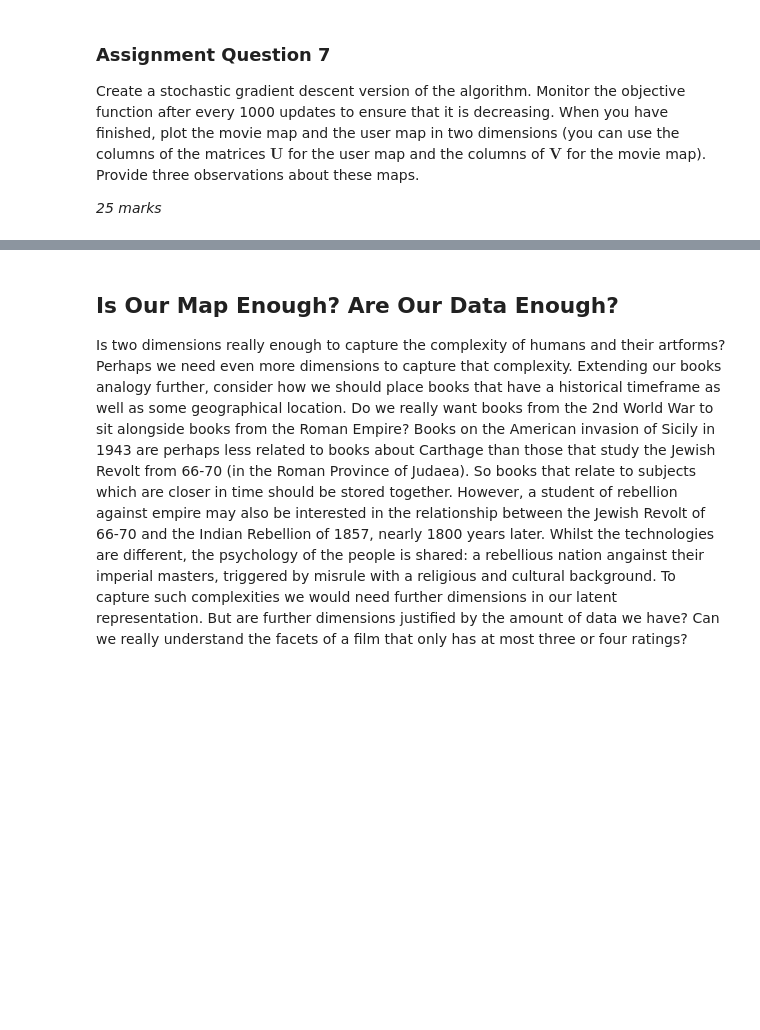
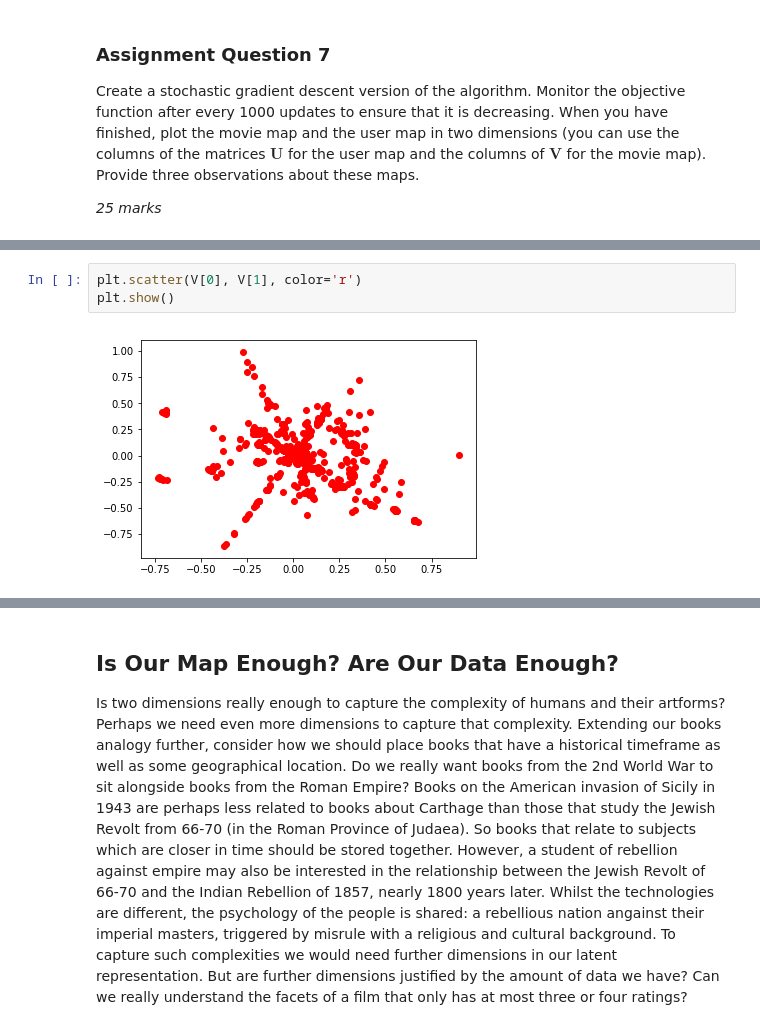
Before and after one commit to TUOS-COM-4509-6509-2018-19/assignment-2-MrDupin, a Jupyter notebook: assignment2.ipynb, the cells around one changed output, grey strips where cells are left out. Cells and saved outputs as stored; diff of their text form; blank space fills up the shorter version.

```diff
--- a/assignment2.ipynb
+++ b/assignment2.ipynb
@@ -511,0 +541,5 @@ stochastic_gradient(Y, U, V, learn_rate, iterations)
+# %%
+plt.scatter(V[0], V[1], color='r')
+plt.show()
+# %% [output]
+[figure, added]
```
Also changed, not shown: parts of 22 cells of this notebook.
